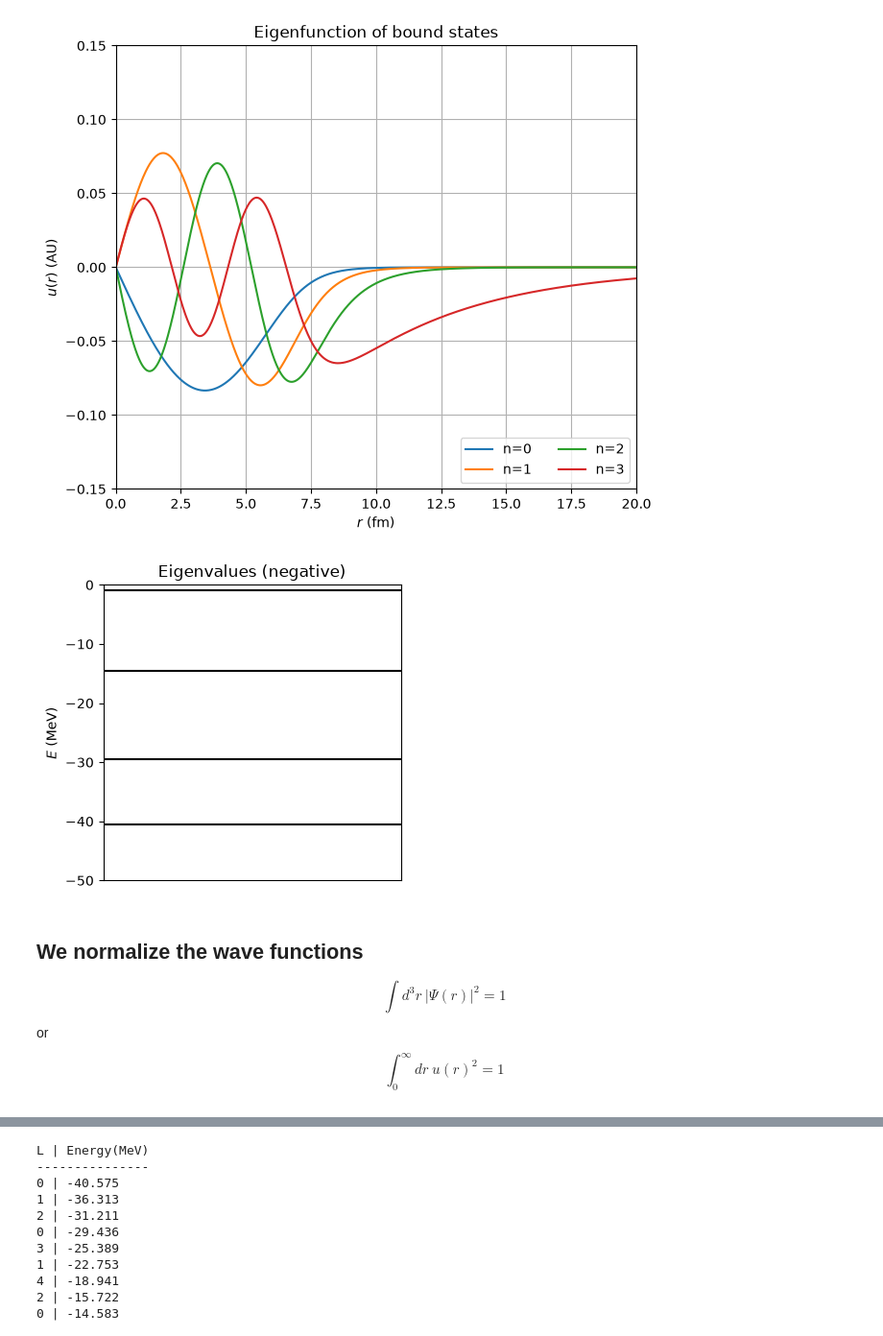
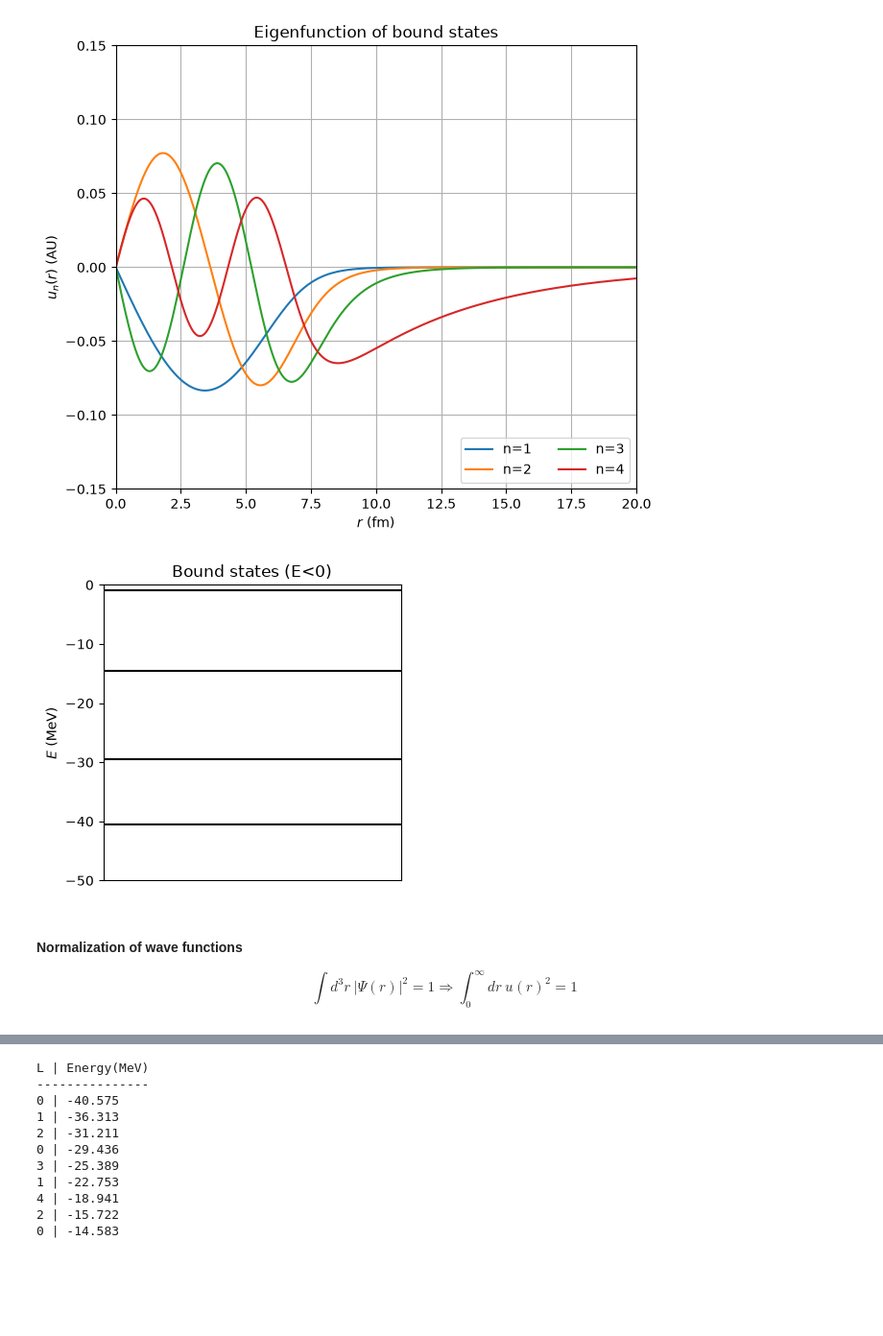
Before and after one commit to guimgclapes-web/nuclear-shell-model, a Jupyter notebook: AQM coursework.ipynb, the cells around one changed output, grey strips where cells are left out. Shown at 96% size. Drawn from its saved outputs; the diff is of its cells as text; code cells hidden in the pictures; blank space fills up the shorter version.

```diff
--- a/AQM coursework.ipynb
+++ b/AQM coursework.ipynb
@@ -9,10 +12,12 @@ from scipy.linalg import eigh_tridiagonal
 # %%
-# Nuclear radius (approximate) in fm
 def R(A):
+    "# Nuclear radius (approximate) in fm"
     return 1.25*np.power(A,1./3.)
 
-# Woods-Saxon potential felt by a nucleon, arguments: radial distance in fm(r), nº of nucleons (A), nuclear surface thickness in fm (a), const V_0 in MeV
+
 def V_WS(r,A,a,V0):
+    "Woods-Saxon potential (MeV) felt by a nucleon, arguments: radial distance in fm(r), "
+    "nº of nucleons (A), nuclear surface thickness in fm (a), const V_0 in MeV"
     return -V0/(1.0+np.exp((r-R(A))/a))
 
 rplot = np.linspace(0., 20., 100) # array of discrete radial positions to evaluate V_WS and plot
@@ -118,16 +119,16 @@ $$ {\cal H} \ u(r) = \left( \begin{array}{cccccc}
 # %%
-Nr     = 2000  #Discretizaton points
-ri     = 1e-3  #Initial position
-rf     = 50.0  #Final position
-dr     = (rf-ri)/Nr  #This is \Delta r
+Nr = 2000  # Discretizaton points
+ri = 1e-3  # Initial position
+rf = 50.0  # Final position
+dr = (rf-ri)/Nr  # \Delta r
 
-rvec  = np.linspace(ri,rf,Nr+1)
+rvec  = np.linspace(ri, rf, Nr+1)
 
 # Let us start with L=0
 
 #Hamiltonian diagonal
-d = 2./dr**2 +U_WS_C(rvec, 0, Atest, atest, U0test)[1:-1] #Remove first and last value of r
-# Hamiltonian upper and lower diagonal
+d = 2./dr**2 + U_WS_C(rvec, 0, Atest, atest, U0test)[1:-1] #Remove first and last value of r
+# Hamiltonian upper and lower diagonal (does not depend on l, reusable)
 e = -1./dr**2 * np.ones(len(d)-1)
 
 # Diagonalize
@@ -148,34 +149,33 @@ plt.figure(figsize=(7, 6))
 plt.title(r"Eigenfunction of bound states")
 
 for i in range(bound_st):
-    bound_wf[i] = np.append(np.insert(eigenstates.T[i], 0, 0.0), 0.0)  #Add phi(0)=0 and phi(N+1)=0
-    plt.plot(rvec,bound_wf[i],label=f"n={i}")
+    bound_wf[i] = np.append(np.insert(eigenstates.T[i], 0, 0.0), 0.0)  #Add u(n_0)=0 and U(r_N)=0
+    plt.plot(rvec,bound_wf[i],label=f"n={i+1}")
 
 plt.legend(loc='lower right', ncol=2)
 plt.ylim([-0.15,0.15])
 plt.xlim([0.0,20.0])
 plt.xlabel("$r$ (fm)")
-plt.ylabel(r"$u(r)$ (AU)")
+plt.ylabel(r"$u_n(r)$ (AU)")
 plt.grid()
 plt.show()
 # %% [output]
 [figure]
 # %%
+# Plot the energy levels
 plt.figure(figsize=(4, 4))
-plt.title(r"Eigenvalues (negative)")
+plt.title(r"Bound states (E<0)")
 [plt.axhline(y=energies[i], linestyle='-',color='black') for i in range(bound_st)]
 plt.ylim([-50.,0.])
 plt.xlim([0.0,1.0])
 plt.xticks([])
 plt.ylabel(r"$E$ (MeV)")
 plt.show()
 # %% [output]
-[figure, old version]
+[figure, new version]
 # %% [markdown]
-## We normalize the wave functions
-$$ \int d^3r \ |\Psi(r)|^2 = 1 $$
-or
-$$ \int_0^\infty dr \ u(r)^2 = 1 $$
+#### Normalization of wave functions
+$$ \int d^3r \ |\Psi(r)|^2 = 1 \Rightarrow \int_0^\infty dr \ u(r)^2 = 1 $$
 # %%
 for i in range(bound_st):
     bound_wf[i] = bound_wf[i]/np.sqrt(integrate.simpson(bound_wf[i]**2,rvec))
```
Also changed, not shown: parts of 21 cells of this notebook, 2 other files.
